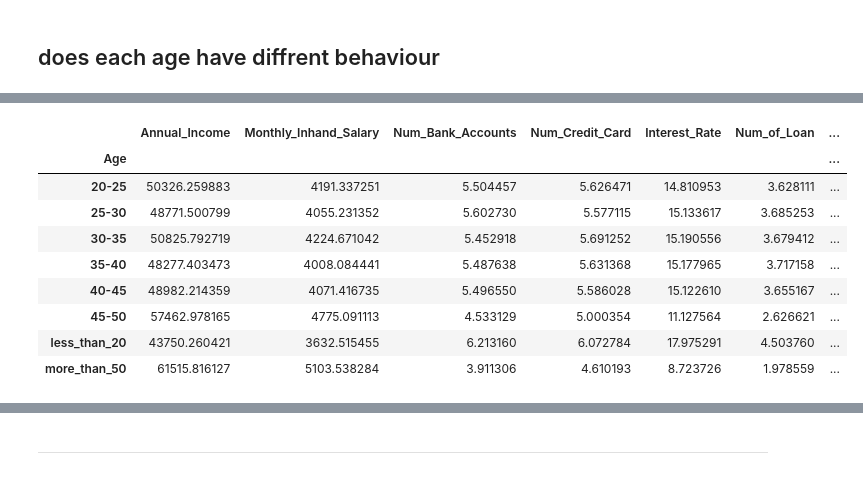
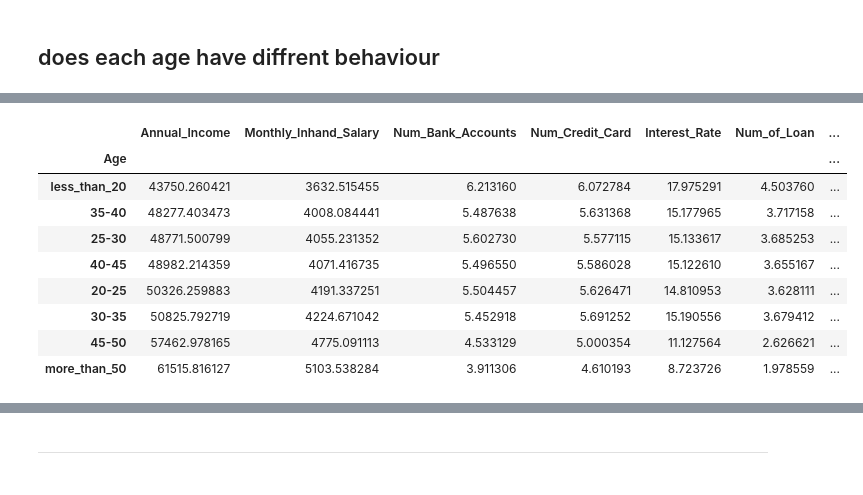
Before and after one commit to shaker113/credit_score_analysis, a Jupyter notebook: notebook.ipynb, the cells around one changed output, grey strips where cells are left out. Drawn from its saved outputs; the diff is of its cells as text; code cells hidden in the pictures.

Commit message:
correlation,encoding,modelling

```diff
--- a/notebook.ipynb
+++ b/notebook.ipynb
@@ -6,3 +3,16 @@ import matplotlib.pyplot as plt
+# %%
+import pandas as pd
+pd.set_option('display.max_columns', None)
+
+import seaborn as sns
+import matplotlib.pyplot as plt
+
+from sklearn.model_selection import train_test_split
+from sklearn.metrics import accuracy_score, precision_score, recall_score, f1_score,classification_report
+
+import warnings
+# Suppress all warnings
+warnings.filterwarnings('ignore')
 # %% [markdown]
 # reading the data
 # %%
@@ -219,15 +294,15 @@ df2.groupby('Age')[categorical_col].agg(lambda x: x.str.replace(' and ', '').str
 | less_than_20 | Credit-Builder Loan | Low_spent_Small_value_payments | Yes | Standard | Standard | Teacher |
 | more_than_50 | Payday Loan | Low_spent_Small_value_payments | No | Good | Standard | Journalist |
 # %%
-df2.groupby('Age')[numerical_col].mean()
+df2.groupby('Age')[numerical_col].mean().sort_values(by='Annual_Income')
 # %% [output]
 |  | Annual_Income | Monthly_Inhand_Salary | Num_Bank_Accounts | Num_Credit_Card | Interest_Rate | Num_of_Loan | ... |
 | Age |  |  |  |  |  |  | ... |
+| less_than_20 | 43750.260421 | 3632.515455 | 6.213160 | 6.072784 | 17.975291 | 4.503760 | ... |
+| 35-40 | 48277.403473 | 4008.084441 | 5.487638 | 5.631368 | 15.177965 | 3.717158 | ... |
+| 25-30 | 48771.500799 | 4055.231352 | 5.602730 | 5.577115 | 15.133617 | 3.685253 | ... |
+| 40-45 | 48982.214359 | 4071.416735 | 5.496550 | 5.586028 | 15.122610 | 3.655167 | ... |
 | 20-25 | 50326.259883 | 4191.337251 | 5.504457 | 5.626471 | 14.810953 | 3.628111 | ... |
-| 25-30 | 48771.500799 | 4055.231352 | 5.602730 | 5.577115 | 15.133617 | 3.685253 | ... |
 | 30-35 | 50825.792719 | 4224.671042 | 5.452918 | 5.691252 | 15.190556 | 3.679412 | ... |
-| 35-40 | 48277.403473 | 4008.084441 | 5.487638 | 5.631368 | 15.177965 | 3.717158 | ... |
-| 40-45 | 48982.214359 | 4071.416735 | 5.496550 | 5.586028 | 15.122610 | 3.655167 | ... |
 | 45-50 | 57462.978165 | 4775.091113 | 4.533129 | 5.000354 | 11.127564 | 2.626621 | ... |
-| less_than_20 | 43750.260421 | 3632.515455 | 6.213160 | 6.072784 | 17.975291 | 4.503760 | ... |
 | more_than_50 | 61515.816127 | 5103.538284 | 3.911306 | 4.610193 | 8.723726 | 1.978559 | ... |
```
Also changed, not shown: parts of 38 cells of this notebook.
